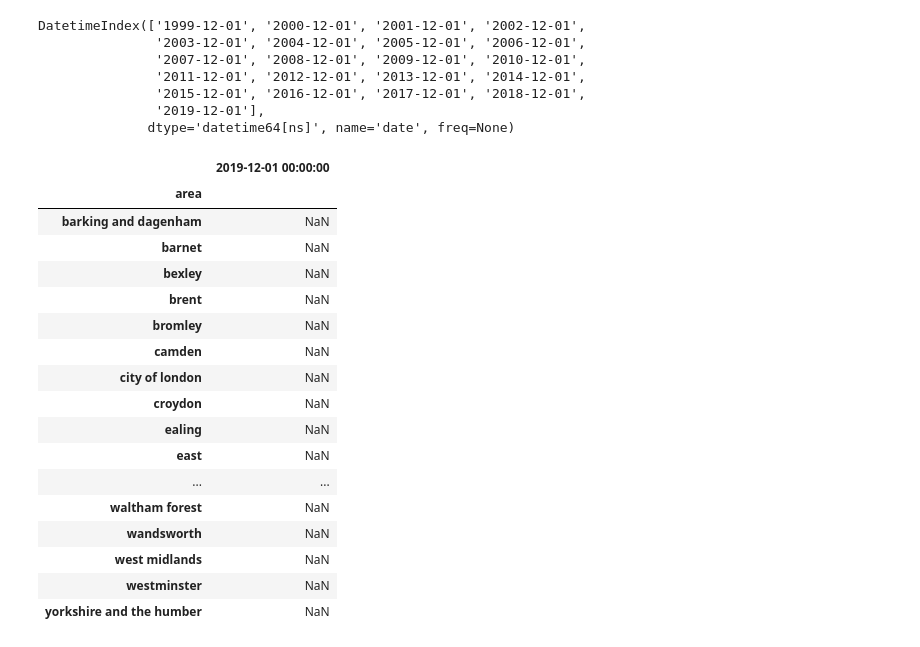
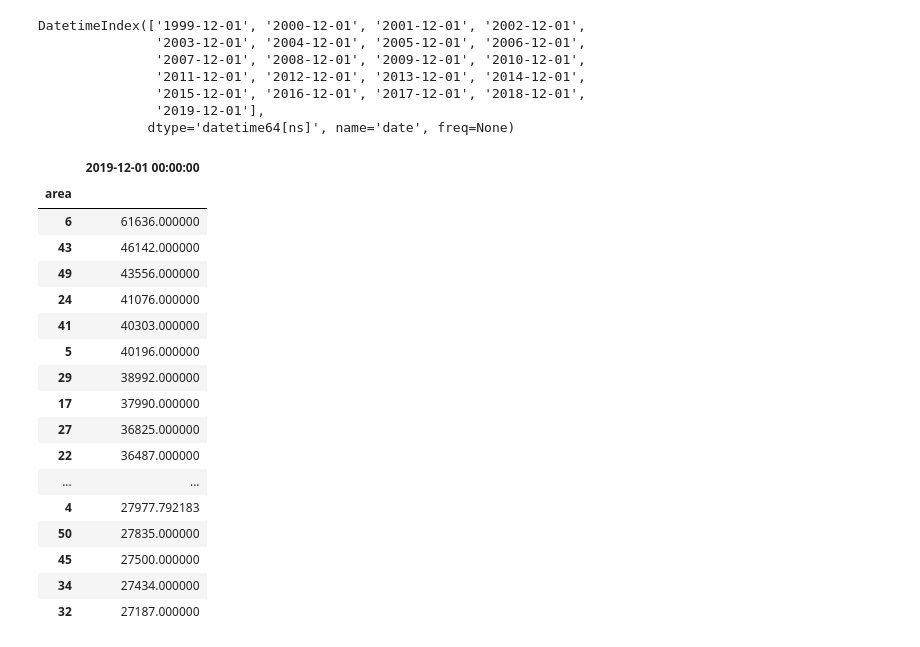
Before and after one commit to irwinmier96/Side_Projects, a Jupyter notebook: London House Prices/comparing_area_year_stats.ipynb, the cells around one changed output. Saved outputs shown, nothing was run; the diff lists cells and outputs as text; code cells hidden in the pictures.

```diff
--- a/London House Prices/comparing_area_year_stats.ipynb
+++ b/London House Prices/comparing_area_year_stats.ipynb
@@ -193,26 +193,27 @@ DatetimeIndex(['1999-12-01', '2000-12-01', '2001-12-01', '2002-12-01',
                '2019-12-01'],
               dtype='datetime64[ns]', name='date', freq=None)
 # %%
-london_yearly_salary_base = pd.DataFrame(london_yearly_salary, columns=["2019-12-01 00:00:00"])
-
+london_yearly_salary_base = london_yearly_salary["2019-12-01 00:00:00"].values
+london_yearly_salary_base = pd.DataFrame(london_yearly_salary_base, columns = ["2019-12-01 00:00:00"])
+london_yearly_salary_base.index.names = ['area']
 london_yearly_salary_top_10 = london_yearly_salary_base.sort_values(["2019-12-01 00:00:00"], ascending=False)
 london_yearly_salary_top_10
 # %% [output]
 |  | 2019-12-01 00:00:00 |
 | area |  |
-| barking and dagenham | NaN |
-| barnet | NaN |
-| bexley | NaN |
-| brent | NaN |
-| bromley | NaN |
-| camden | NaN |
-| city of london | NaN |
-| croydon | NaN |
-| ealing | NaN |
-| east | NaN |
+| 6 | 61636.000000 |
+| 43 | 46142.000000 |
+| 49 | 43556.000000 |
+| 24 | 41076.000000 |
+| 41 | 40303.000000 |
+| 5 | 40196.000000 |
+| 29 | 38992.000000 |
+| 17 | 37990.000000 |
+| 27 | 36825.000000 |
+| 22 | 36487.000000 |
 | ... | ... |
-| waltham forest | NaN |
-| wandsworth | NaN |
-| west midlands | NaN |
-| westminster | NaN |
-| yorkshire and the humber | NaN |
+| 4 | 27977.792183 |
+| 50 | 27835.000000 |
+| 45 | 27500.000000 |
+| 34 | 27434.000000 |
+| 32 | 27187.000000 |
```
Also changed, not shown: parts of 1 cell of this notebook.
